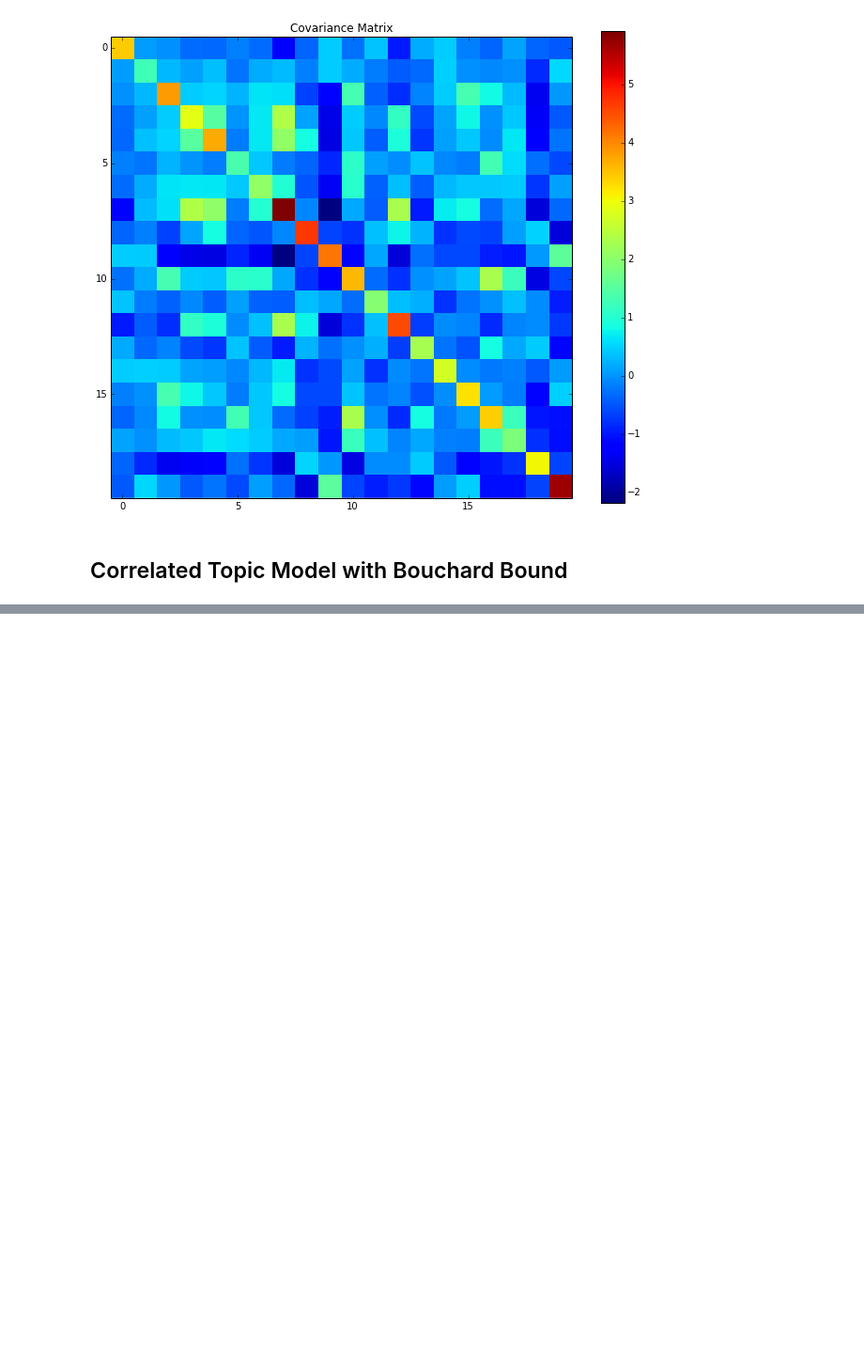
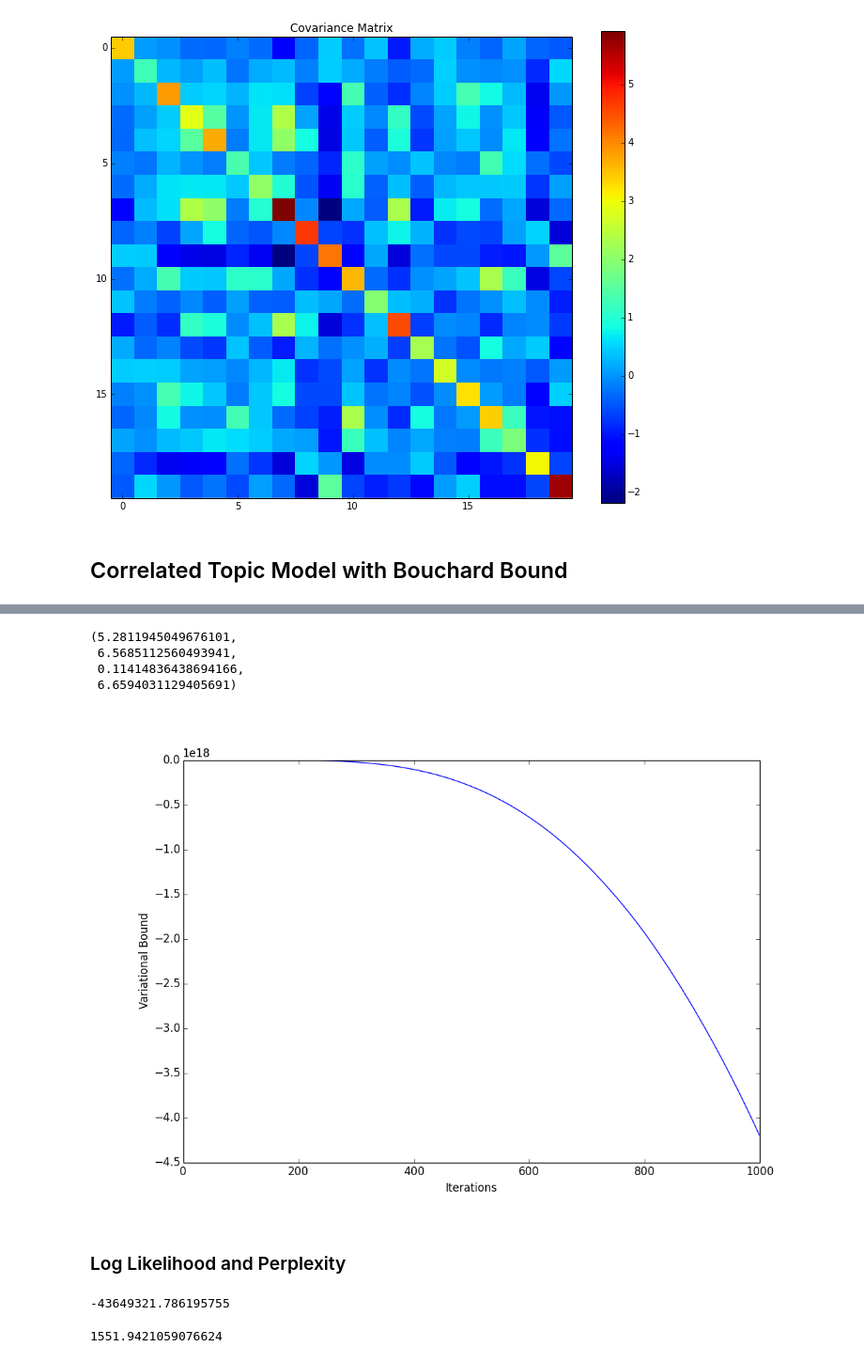
Before and after one commit to budgefeeney/sidetopics, a Jupyter notebook: src/notebooks/BohningBouchard.ipynb, the cells around one changed output, grey strips where cells are left out. Shown at 94% size. Drawn from its saved outputs; the diff is of its cells as text; code cells hidden in the pictures; blank space fills up the shorter version.

```diff
--- a/src/notebooks/BohningBouchard.ipynb
+++ b/src/notebooks/BohningBouchard.ipynb
@@ -259,0 +272,26 @@ ax.set_title("Covariance Matrix")
+# %%
+# Minimum, Average, Standard-Deviation, Maximum
+b_query.s.min(), b_query.s.mean(), b_query.s.std(), b_query.s.max()
+# %% [output]
+(5.2811945049676101,
+ 6.5685112560493941,
+ 0.11414836438694166,
+ 6.6594031129405691)
+# %%
+Image("/Users/bryanfeeney/Desktop/ctm_bouchard_1000.png")
+# %% [output]
+[figure, added]
+# %% [markdown]
+### Log Likelihood and Perplexity
+# %%
+W_U_recons = rowwise_softmax(b_query.means).dot(b_model.vocab)
+W_U_recons[W_U_recons < 1E-35] = 1E-35 # safe log (float32)
+logLikely = np.sum(W_U.astype(np.float64).multiply (np.log(W_U_recons)))
+logLikely   # "multiply" method implements the hadamard product
+# %% [output]
+-43649321.786195755
+# %%
+perplexity = np.exp(-logLikely / np.sum(W_U.data))
+perplexity
+# %% [output]
+1551.9421059076624
```
Also changed, not shown: parts of 30 cells of this notebook, 1 other file.
